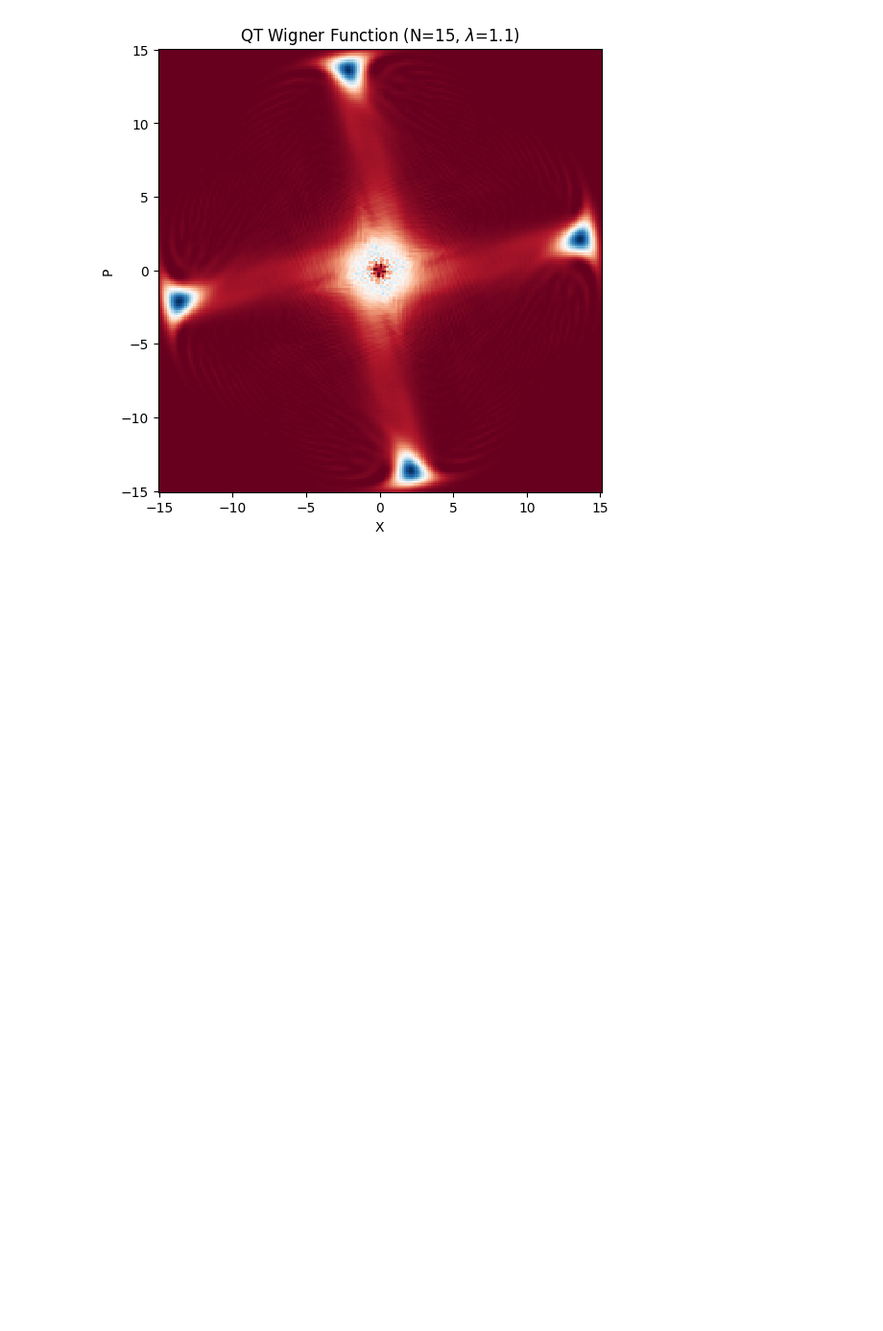
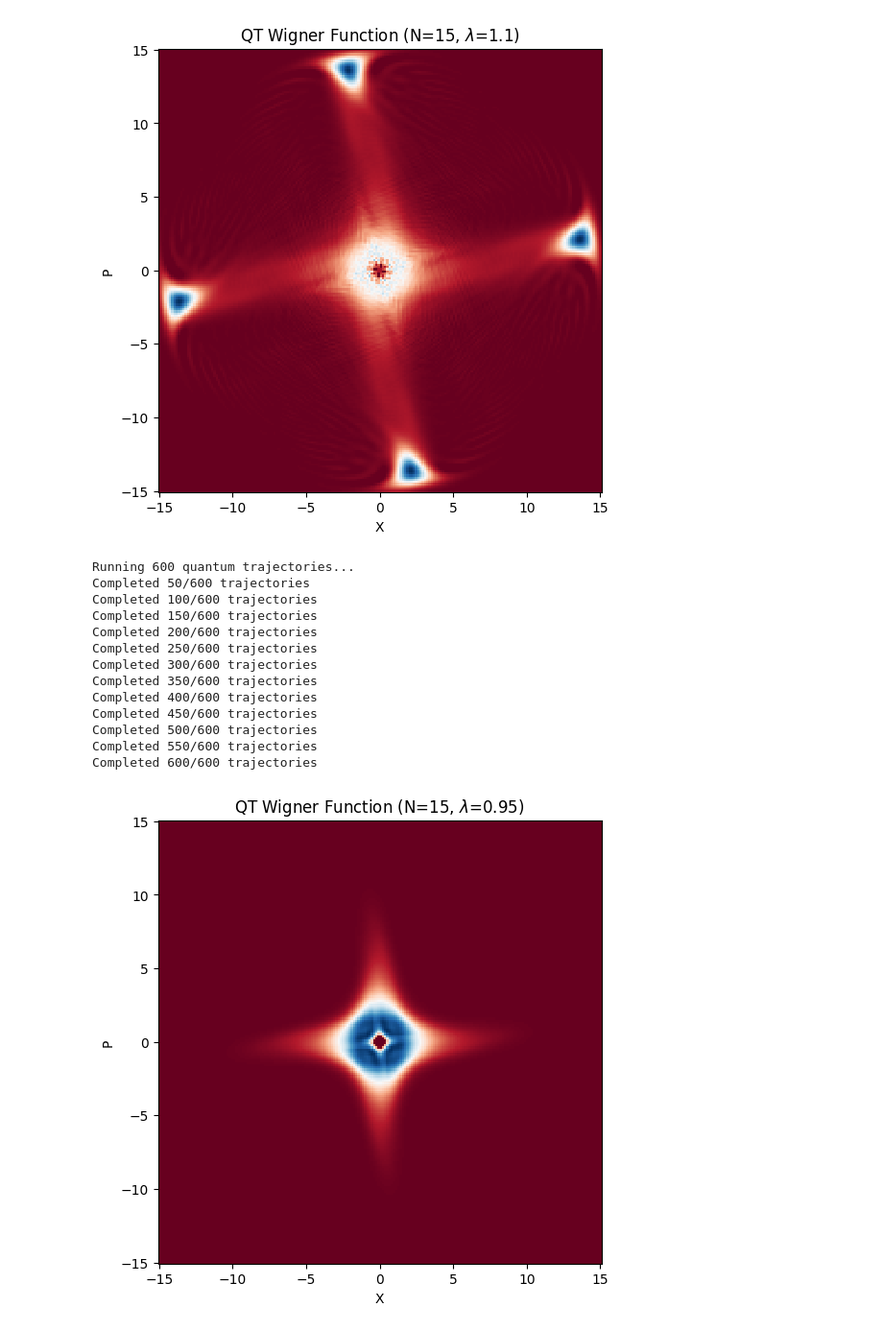
Before and after one commit to IronicOwl/MasterThesisShenanigans, a Jupyter notebook: Lindbladt/tpdt.ipynb, the cells around one changed output. Shown at 96% size. Drawn from its saved outputs; the diff is of its cells as text; code cells hidden in the pictures; blank space fills up the shorter version.

Commit message:
More plotting

```diff
--- a/Lindbladt/tpdt.ipynb
+++ b/Lindbladt/tpdt.ipynb
@@ -408,29 +408,44 @@ Completed 600/600 trajectories
 # %%
 # --- Execution Parameters ---
 N_spins = 15        # Now we can handle larger N
-M_fock = 120         # Cavity truncation
+M_fock = 100         # Cavity truncation
 omega_c = 1.0
 omega_a = 1.0
 k2 = 0.05           # Pure two-photon loss
-lam_val = 1.1      # Coupling strength
+lam_val = 0.95      # Coupling strength
 t_max = 70.0        # Time to reach steady state (tune based on dynamics)
 n_traj = 600        # Number of trajectories (Paper uses 500 to 3000)
 
 # Run the simulation
 rho_cavity_qt, P_n_qt = simulate_qt_two_photon_only(
     N_spins, M_fock, omega_c, omega_a, k2, lam_val, t_max, n_traj
 )
 
 # You can now pass rho_cavity_qt directly to your existing plot_wigner_function
 # Because plot_wigner_function in your notebook expects the full rho_ss and traces it,
 # you can temporarily modify it to accept rho_cavity directly:
 xvec = np.linspace(-15, 15, 200)
 W = qt.wigner(rho_cavity_qt, xvec, xvec)
 
 plt.figure(figsize=(6, 6))
 plt.pcolormesh(xvec, xvec, W, cmap='RdBu', shading='auto', vmin=0)
 plt.xlabel('X')
 plt.ylabel('P')
 plt.title(f'QT Wigner Function (N={N_spins}, $\\lambda$={lam_val})')
 plt.gca().set_aspect('equal', adjustable='box')
 plt.show()
+# %% [output]
+Running 600 quantum trajectories...
+Completed 50/600 trajectories
+Completed 100/600 trajectories
+Completed 150/600 trajectories
+Completed 200/600 trajectories
+Completed 250/600 trajectories
+Completed 300/600 trajectories
+Completed 350/600 trajectories
+Completed 400/600 trajectories
+Completed 450/600 trajectories
+Completed 500/600 trajectories
+Completed 550/600 trajectories
+Completed 600/600 trajectories
+[figure, added]
```
Also changed, not shown: parts of 4 cells of this notebook, 15 other files.
